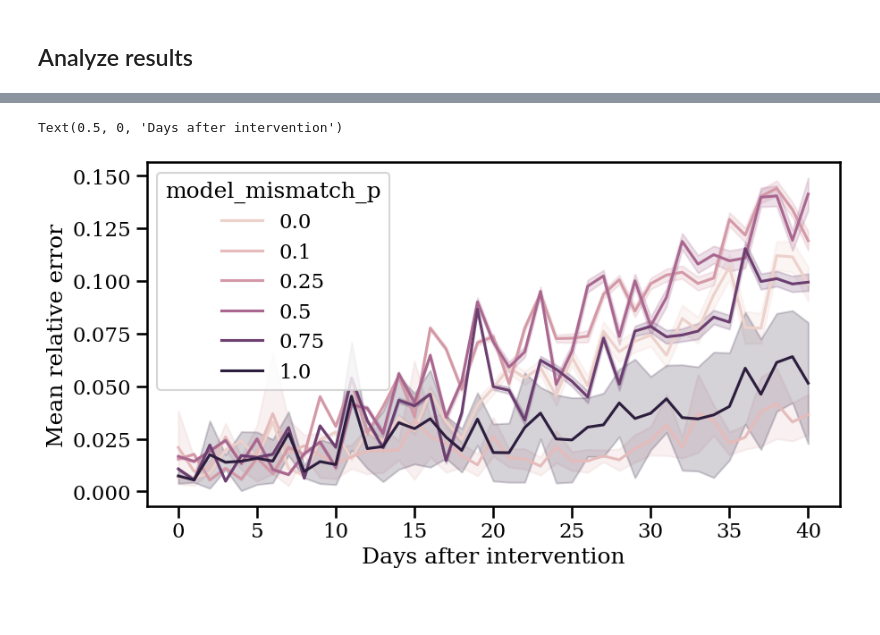
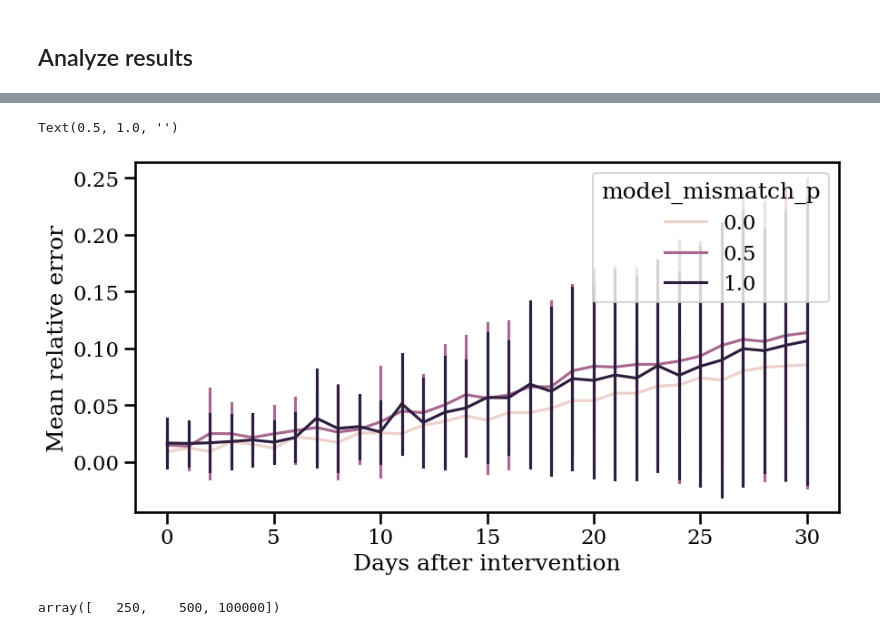
Before and after one commit to Joshuashou/Synthetic-Control-Paper-Model, a Jupyter notebook: src/semi_synthetic_experiment.ipynb, the cells around one changed output, grey strips where cells are left out. Cells and saved outputs as stored; diff of their text form; code cells hidden in the pictures; blank space fills up the shorter version.

Commit message:
adding plots

```diff
--- a/src/semi_synthetic_experiment.ipynb
+++ b/src/semi_synthetic_experiment.ipynb
@@ -271,37 +287,44 @@ errors_df = pd.DataFrame(rows, columns=['team', 'alpha', 'model_mismatch_p', 'da
 sns.set_context('talk')
 plt.rcParams['text.usetex'] = False
 plt.rcParams['font.family'] = 'serif'
 
 # lineplot of error over time
 plt.figure(figsize=(10, 5))
-sns.lineplot(data=errors_df[(errors_df['days_after_intervention'] <= 40)],
+sns.lineplot(data=errors_df[(errors_df['days_after_intervention'] <= 30) &
+                            (errors_df['alpha'] == 500) &
+                            (errors_df['model_mismatch_p'].isin([0.0, 0.5, 1.0]))],
              x='days_after_intervention',
              y='err_mean',
             #  y_err='err_std',
             #  hue='alpha',
              hue='model_mismatch_p',
-             errorbar='sd'
+             errorbar='sd',
+             err_style="bars"
              )
 
 plt.ylabel('Mean relative error')
 plt.xlabel('Days after intervention')
 
 plt.title('')
 
 # set errorbars manually
 # plt.errorbar(x=errors_df[(errors_df['team']=='Minnesota') &
 #                             (errors_df['alpha']==250) &
 #                             (errors_df['days_after_intervention'] <= 40)]['days_after_intervention'],
 #                 y=errors_df[(errors_df['team']=='Minnesota') &
 #                             (errors_df['alpha']==250) &
 #                             (errors_df['days_after_intervention'] <= 40)]['err_mean'],
 #                 yerr=errors_df[(errors_df['team']=='Minnesota') &
 #                             (errors_df['alpha']==250) &
 #                             (errors_df['days_after_intervention'] <= 40)]['err_std'],
 #                 fmt='none', color='black', capsize=5, capthick=2, zorder=10)
 # %% [output]
-Text(0.5, 0, 'Days after intervention')
+Text(0.5, 1.0, '')
-[figure, old version]
+[figure, new version]
+# %%
+errors_df['alpha'].unique()
+# %% [output]
+array([   250,    500, 100000])
 # %%
 # import mdates
 import matplotlib.dates as mdates
```
Also changed, not shown: parts of 3 cells of this notebook, 6 other files.
